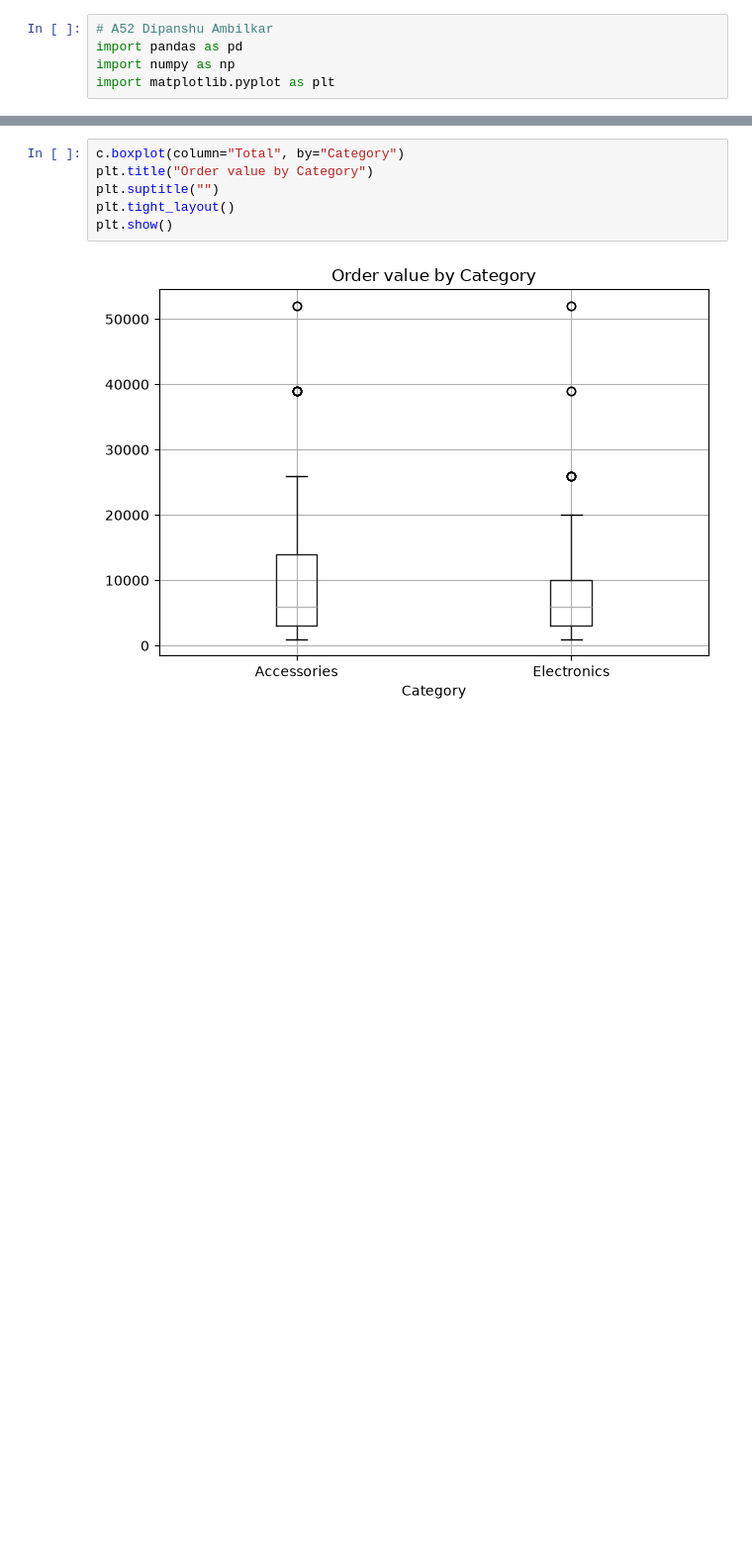
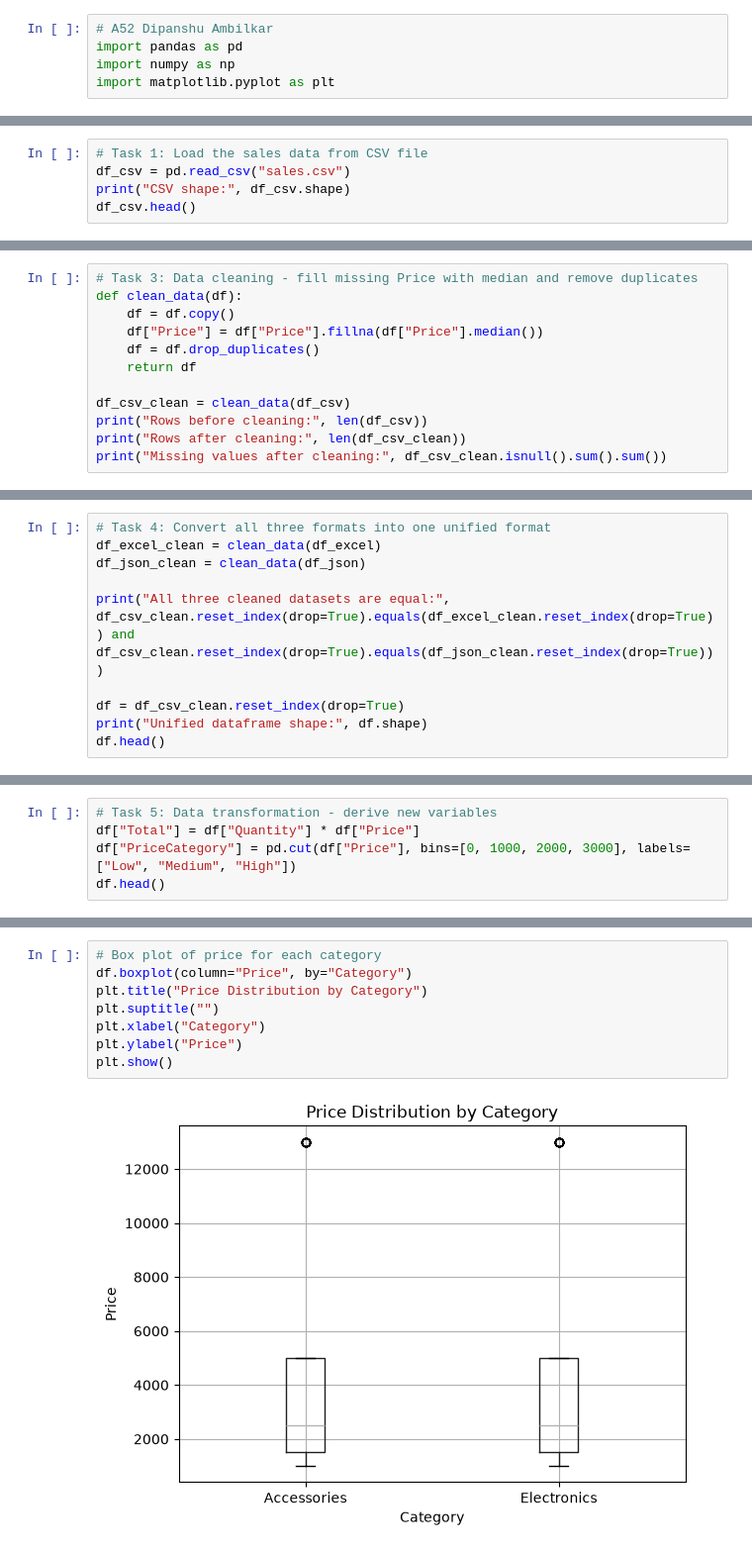
Before and after one commit to DipanshuAmbilkar03/telab, a Jupyter notebook: B.E./DMV/ex1/Exp1_Data_Loading_Formats.ipynb, the cells around one changed output, grey strips where cells are left out. Shown at 99% size. Drawn from its saved outputs; the diff is of its cells as text; blank space fills up the shorter version.

```diff
--- a/B.E./DMV/ex1/Exp1_Data_Loading_Formats.ipynb
+++ b/B.E./DMV/ex1/Exp1_Data_Loading_Formats.ipynb
@@ -111,0 +12,5 @@ Name: Total, dtype: float64
+# %%
+# Task 1: Load the sales data from CSV file
+df_csv = pd.read_csv("sales.csv")
+print("CSV shape:", df_csv.shape)
+df_csv.head()
@@ -111,0 +85,12 @@ Name: Total, dtype: float64
+# %%
+# Task 3: Data cleaning - fill missing Price with median and remove duplicates
+def clean_data(df):
+    df = df.copy()
+    df["Price"] = df["Price"].fillna(df["Price"].median())
+    df = df.drop_duplicates()
+    return df
+
+df_csv_clean = clean_data(df_csv)
+print("Rows before cleaning:", len(df_csv))
+print("Rows after cleaning:", len(df_csv_clean))
+print("Missing values after cleaning:", df_csv_clean.isnull().sum().sum())
@@ -111,0 +101,10 @@ Name: Total, dtype: float64
+# %%
+# Task 4: Convert all three formats into one unified format
+df_excel_clean = clean_data(df_excel)
+df_json_clean = clean_data(df_json)
+
+print("All three cleaned datasets are equal:", df_csv_clean.reset_index(drop=True).equals(df_excel_clean.reset_index(drop=True)) and df_csv_clean.reset_index(drop=True).equals(df_json_clean.reset_index(drop=True)))
+
+df = df_csv_clean.reset_index(drop=True)
+print("Unified dataframe shape:", df.shape)
+df.head()
@@ -111,0 +120,5 @@ Name: Total, dtype: float64
+# %%
+# Task 5: Data transformation - derive new variables
+df["Total"] = df["Quantity"] * df["Price"]
+df["PriceCategory"] = pd.cut(df["Price"], bins=[0, 1000, 2000, 3000], labels=["Low", "Medium", "High"])
+df.head()
@@ -128,8 +191,10 @@ plt.show()
 # %%
-c.boxplot(column="Total", by="Category")
-plt.title("Order value by Category")
+# Box plot of price for each category
+df.boxplot(column="Price", by="Category")
+plt.title("Price Distribution by Category")
 plt.suptitle("")
-plt.tight_layout()
+plt.xlabel("Category")
+plt.ylabel("Price")
 plt.show()
 # %% [output]
-[figure, old version]
+[figure, new version]
```
Also changed, not shown: parts of 27 cells of this notebook, 1 other file.
